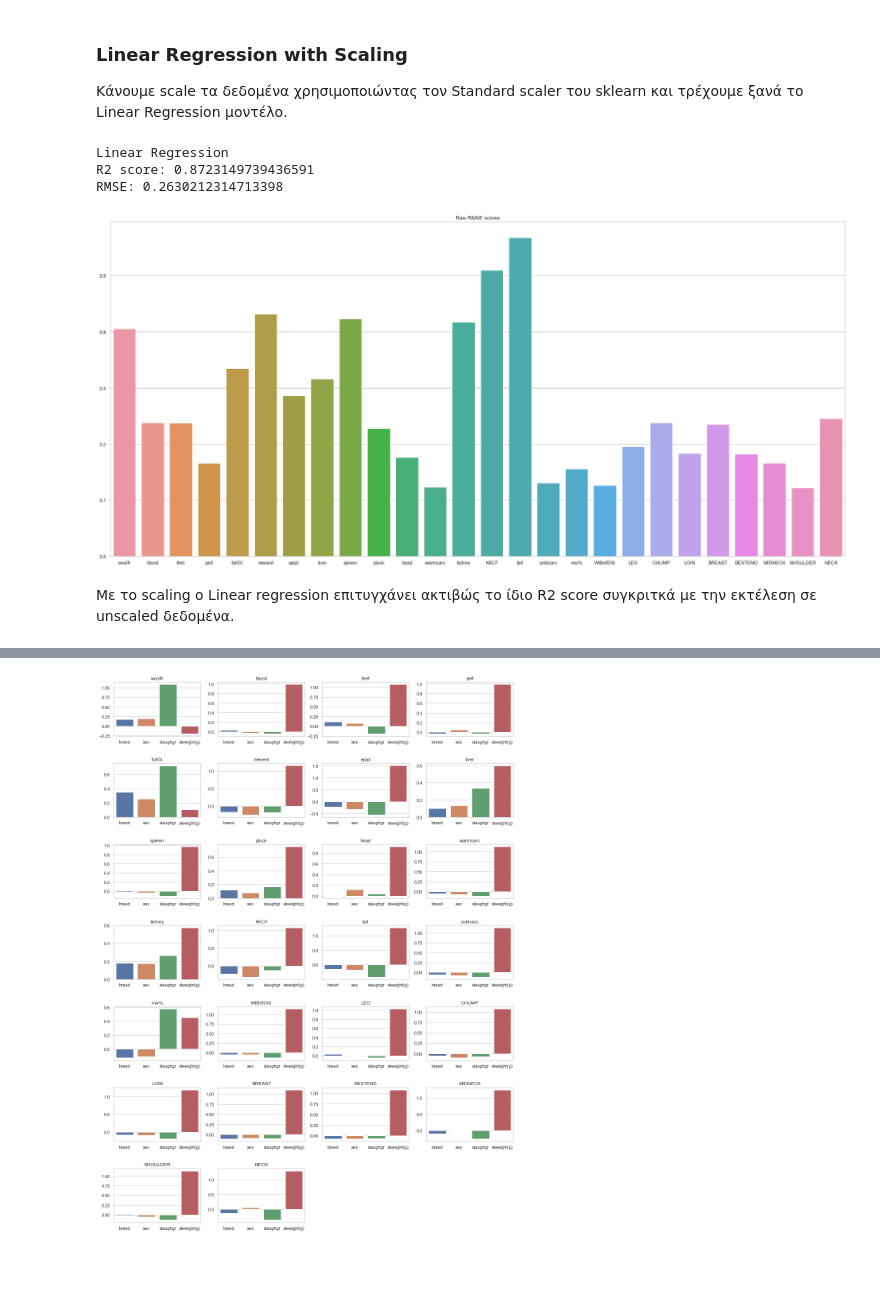
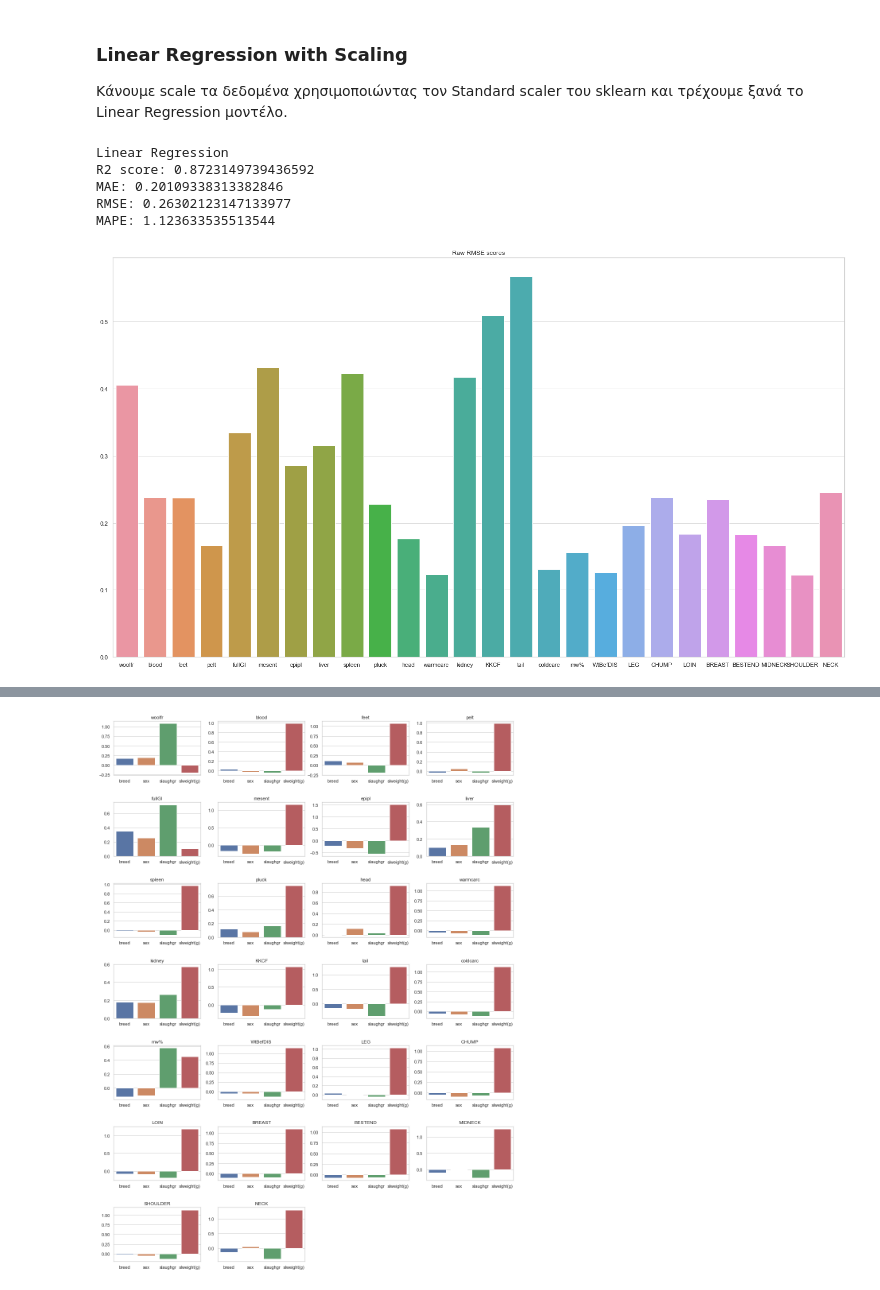
Before and after one commit to antonis-ant/thesis-code, a Jupyter notebook: EDA_notebook.ipynb, the cells around one changed output, grey strips where cells are left out. Saved outputs shown, nothing was run; the diff lists cells and outputs as text; code cells hidden in the pictures; blank space fills up the shorter version.

```diff
--- a/EDA_notebook.ipynb
+++ b/EDA_notebook.ipynb
@@ -252,22 +244,20 @@ plot_feature_imps(res['feat_imps'], X.columns, y.columns)
 # %%
 # Scale data for linear regression
 std_scaler = StandardScaler()
-X_scaled = std_scaler.fit_transform(X)
-y_scaled = std_scaler.fit_transform(y)
+X_scaled = pd.DataFrame(std_scaler.fit_transform(X), columns=X.columns)
+y_scaled = pd.DataFrame(std_scaler.fit_transform(y), columns=y.columns)
 X_train_scaled, X_test_scaled, y_train_scaled, y_test_scaled = \
     train_test_split(X_scaled, y_scaled, test_size=0.2, random_state=96)
 # %%
 # Rerun Linear regression model on scaled data
 res = run_lin_reg_model(X_train_scaled, X_test_scaled, y_train_scaled, y_test_scaled)
-print(res['model'])
-print('R2 score:', res['scores']['ua_score_r2'])
-print('RMSE:', res['scores']['ua_score_rmse'])
+print_results(res)
 # Plot individual RMSE scores
 scores_barplot(res['scores']['rv_scores_rmse'], y.columns, title='Raw RMSE scores')
 # %% [output]
 Linear Regression
-R2 score: 0.8723149739436591
-RMSE: 0.2630212314713398
+R2 score: 0.8723149739436592
+MAE: 0.20109338313382846
+RMSE: 0.26302123147133977
+MAPE: 1.123633535513544
-[figure, old version]
+[figure, new version]
-# %% [markdown]
-Με το scaling ο Linear regression επιτυγχάνει ακτιβώς το ίδιο R2 score συγκριτκά με την εκτέλεση σε unscaled δεδομένα.
```
Also changed, not shown: parts of 26 cells of this notebook, 2 other files.
